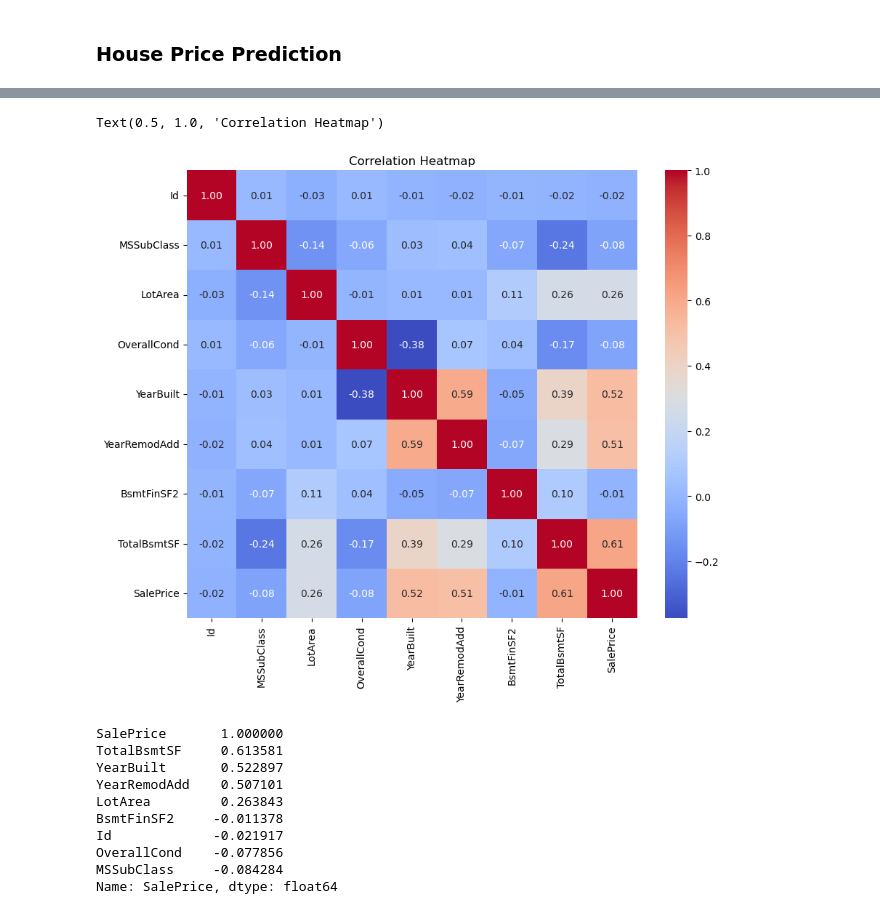
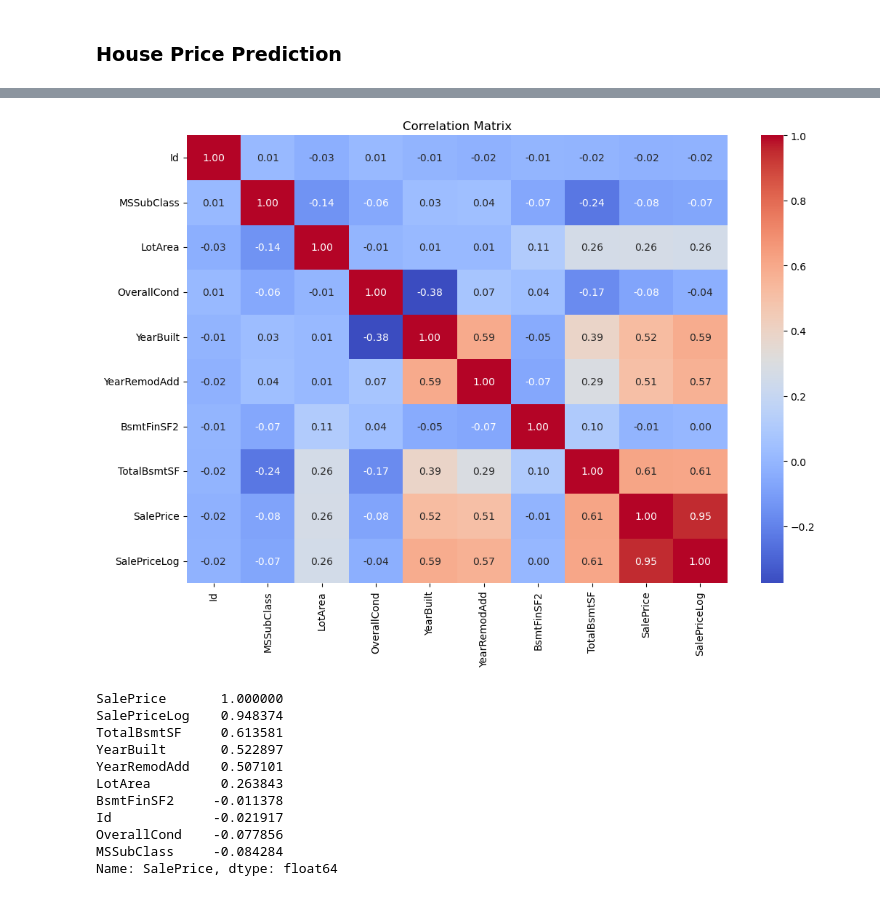
Before and after one commit to anayatasinha/House-Price-Prediction---ML, a Jupyter notebook: code.ipynb, the cells around one changed output, grey strips where cells are left out. Drawn from its saved outputs; the diff is of its cells as text; code cells hidden in the pictures.

```diff
--- a/code.ipynb
+++ b/code.ipynb
@@ -58,0 +31,8 @@ print(dataset.shape)
+# %%
+train = pd.read_csv("train.csv")
+test = pd.read_csv("test.csv")
+
+print("Train Shape:", train.shape)
+print("Test Shape:", test.shape)
+
+display(train.head())
@@ -141,0 +130,2 @@ SalePrice skew: 1.8828757597682129
+# %%
+train["SalePriceLog"] = np.log1p(train["SalePrice"])
@@ -142,16 +248,35 @@ SalePrice skew: 1.8828757597682129
 # %%
-# Correlation heatmap (numeric features only)
-numeric_cols = train.select_dtypes(include=[np.number]).columns
-plt.figure(figsize=(10, 8))
-sns.heatmap(train[numeric_cols].corr(), annot=True, fmt='.2f', cmap='coolwarm')
-plt.title('Correlation Heatmap')
+# Correlation analysis
+plt.figure(figsize=(12, 8))
+
+corr = train.select_dtypes(
+    include=["int64", "float64"]
+).corr()
+
+sns.heatmap(
+    corr,
+    annot=True,
+    cmap="coolwarm",
+    fmt=".2f"
+)
+
+plt.title("Correlation Matrix")
+
+plt.show()
 # %% [output]
-Text(0.5, 1.0, 'Correlation Heatmap')
-[figure, old version]
+[figure, new version]
 # %%
-print(train[numeric_cols].corr()['SalePrice'].sort_values(ascending=False))
+# Correlation with target
+target_corr = (
+    train.select_dtypes(include=["int64", "float64"])
+    .corr()["SalePrice"]
+    .sort_values(ascending=False)
+)
+
+print(target_corr)
 # %% [output]
 SalePrice       1.000000
+SalePriceLog    0.948374
 TotalBsmtSF     0.613581
 YearBuilt       0.522897
 YearRemodAdd    0.507101
```
Also changed, not shown: parts of 27 cells of this notebook.
